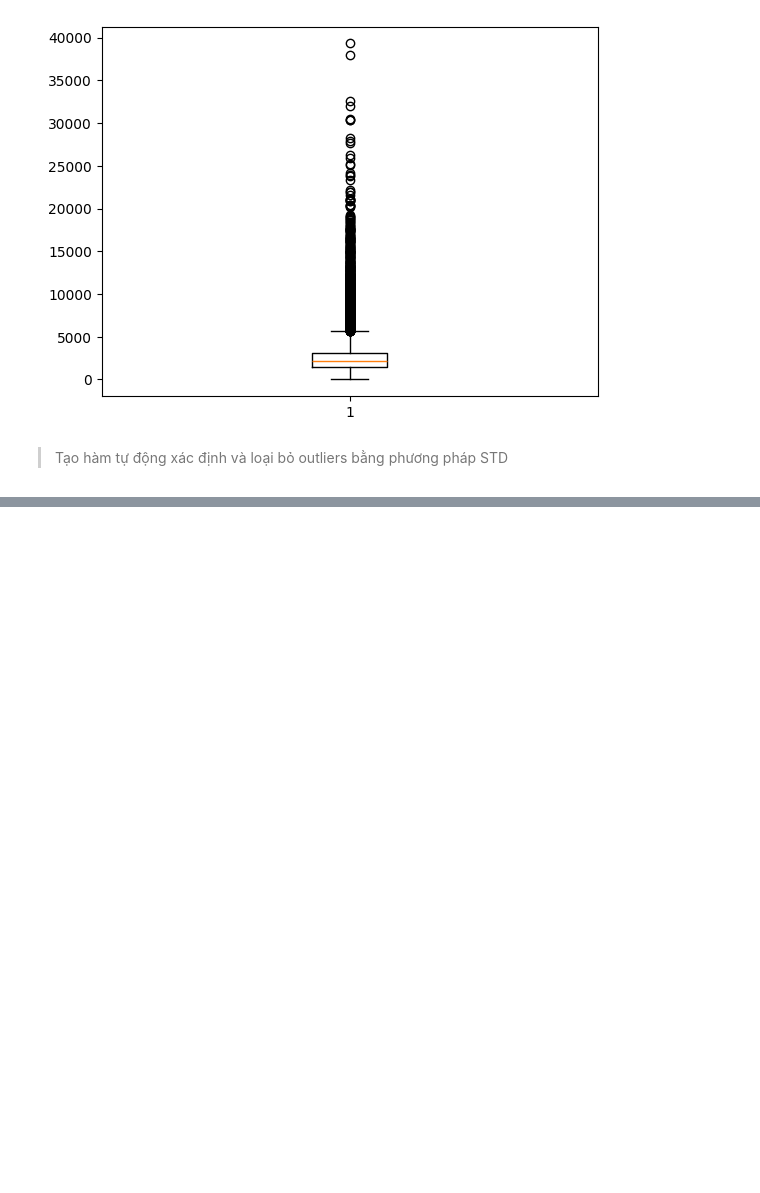
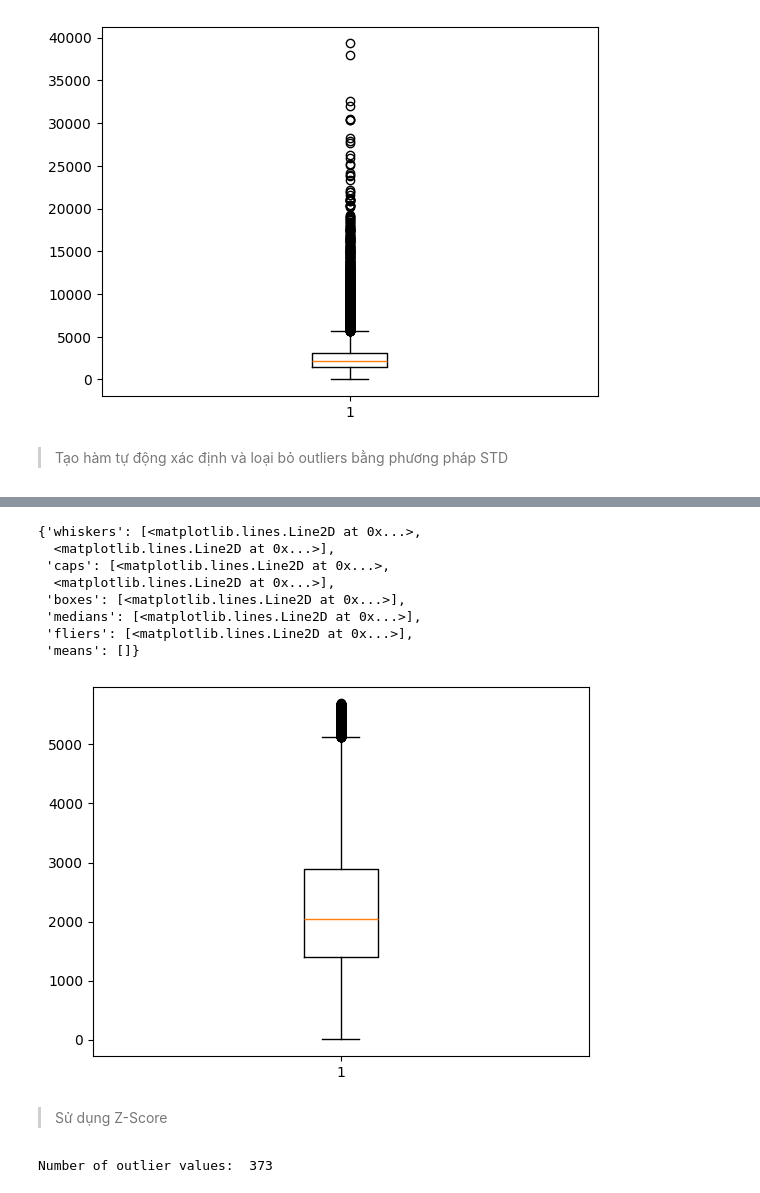
Before and after one commit to hg27haan/ML-DL-Data, a Jupyter notebook: DataPreprocessing/Source/Outliers.ipynb, the cells around one changed output, grey strips where cells are left out. Cells and saved outputs as stored; diff of their text form; code cells hidden in the pictures; blank space fills up the shorter version.

Commit message:
Update Std, IQR and Z-Score

```diff
--- a/DataPreprocessing/Source/Outliers.ipynb
+++ b/DataPreprocessing/Source/Outliers.ipynb
@@ -75,0 +76,14 @@ df_raw.shape
+# %%
+def find_outliers_iqr(data):
+    q25 = np.percentile(data,25)
+    q75 = np.percentile(data,75)
+    iqr = q75 - q25
+
+    upper = q75 + iqr * 1.5
+    lower = q25 - iqr * 1.5
+
+    return np.where((data > upper) | (data < lower))[0]
+# %%
+outliers_index = find_outliers_iqr(df_raw['total_rooms'].values)
+# %%
+df_cleaned = df_raw.drop(index=outliers_index).reset_index(drop=True)
@@ -75,0 +94,14 @@ df_raw.shape
+# %%
+plt.boxplot(df_cleaned['total_rooms'])
+# %% [output]
+{'whiskers': [<matplotlib.lines.Line2D at 0x...>,
+  <matplotlib.lines.Line2D at 0x...>],
+ 'caps': [<matplotlib.lines.Line2D at 0x...>,
+  <matplotlib.lines.Line2D at 0x...>],
+ 'boxes': [<matplotlib.lines.Line2D at 0x...>],
+ 'medians': [<matplotlib.lines.Line2D at 0x...>],
+ 'fliers': [<matplotlib.lines.Line2D at 0x...>],
+ 'means': []}
+[figure, added]
+# %% [markdown]
+> Sử dụng Z-Score
@@ -75,0 +119,4 @@ df_raw.shape
+# %%
+outliers_index = find_outliers_by_zscore(df_raw['total_rooms'].values)
+# %% [output]
+Number of outlier values:  373
```
Also changed, not shown: parts of 10 cells of this notebook.
